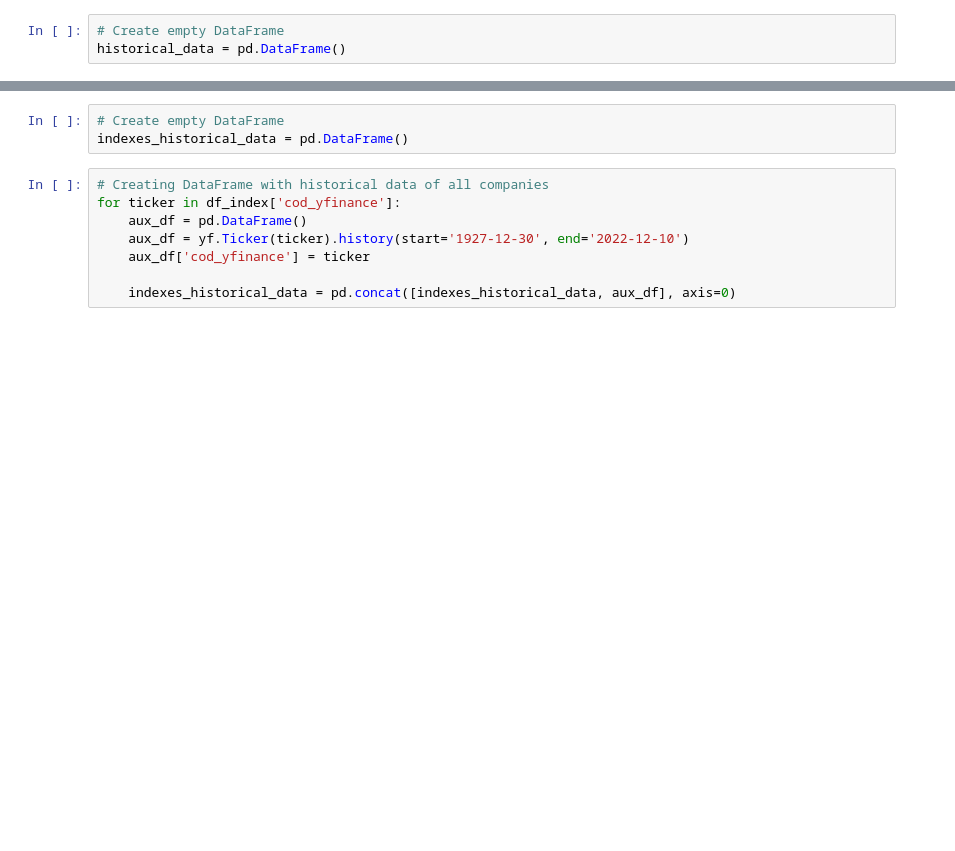
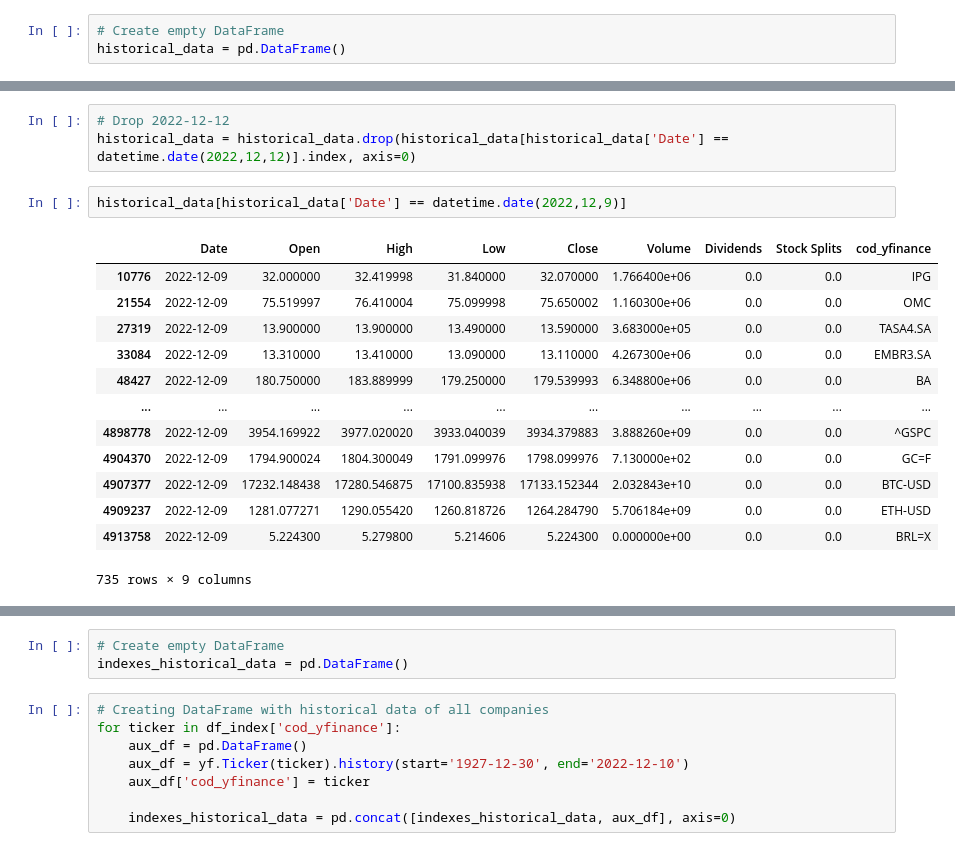
Before and after one commit to pedrolaender/05.Ironhack_Final_Project, a Jupyter notebook: testes.ipynb, the cells around one changed output, grey strips where cells are left out. Saved outputs shown, nothing was run; the diff lists cells and outputs as text; blank space fills up the shorter version.

```diff
--- a/testes.ipynb
+++ b/testes.ipynb
@@ -1148,0 +972,19 @@ historical_data
+# %%
+# Drop 2022-12-12
+historical_data = historical_data.drop(historical_data[historical_data['Date'] == datetime.date(2022,12,12)].index, axis=0)
+# %%
+historical_data[historical_data['Date'] == datetime.date(2022,12,9)]
+# %% [output]
+|  | Date | Open | High | Low | Close | Volume | Dividends | Stock Splits | cod_yfinance |
+| 10776 | 2022-12-09 | 32.000000 | 32.419998 | 31.840000 | 32.070000 | 1.766400e+06 | 0.0 | 0.0 | IPG |
+| 21554 | 2022-12-09 | 75.519997 | 76.410004 | 75.099998 | 75.650002 | 1.160300e+06 | 0.0 | 0.0 | OMC |
+| 27319 | 2022-12-09 | 13.900000 | 13.900000 | 13.490000 | 13.590000 | 3.683000e+05 | 0.0 | 0.0 | TASA4.SA |
+| 33084 | 2022-12-09 | 13.310000 | 13.410000 | 13.090000 | 13.110000 | 4.267300e+06 | 0.0 | 0.0 | EMBR3.SA |
+| 48427 | 2022-12-09 | 180.750000 | 183.889999 | 179.250000 | 179.539993 | 6.348800e+06 | 0.0 | 0.0 | BA |
+| ... | ... | ... | ... | ... | ... | ... | ... | ... | ... |
+| 4898778 | 2022-12-09 | 3954.169922 | 3977.020020 | 3933.040039 | 3934.379883 | 3.888260e+09 | 0.0 | 0.0 | ^GSPC |
+| 4904370 | 2022-12-09 | 1794.900024 | 1804.300049 | 1791.099976 | 1798.099976 | 7.130000e+02 | 0.0 | 0.0 | GC=F |
+| 4907377 | 2022-12-09 | 17232.148438 | 17280.546875 | 17100.835938 | 17133.152344 | 2.032843e+10 | 0.0 | 0.0 | BTC-USD |
+| 4909237 | 2022-12-09 | 1281.077271 | 1290.055420 | 1260.818726 | 1264.284790 | 5.706184e+09 | 0.0 | 0.0 | ETH-USD |
+| 4913758 | 2022-12-09 | 5.224300 | 5.279800 | 5.214606 | 5.224300 | 0.000000e+00 | 0.0 | 0.0 | BRL=X |
+735 rows × 9 columns
```
Also changed, not shown: parts of 95 cells of this notebook, 1 other file.
